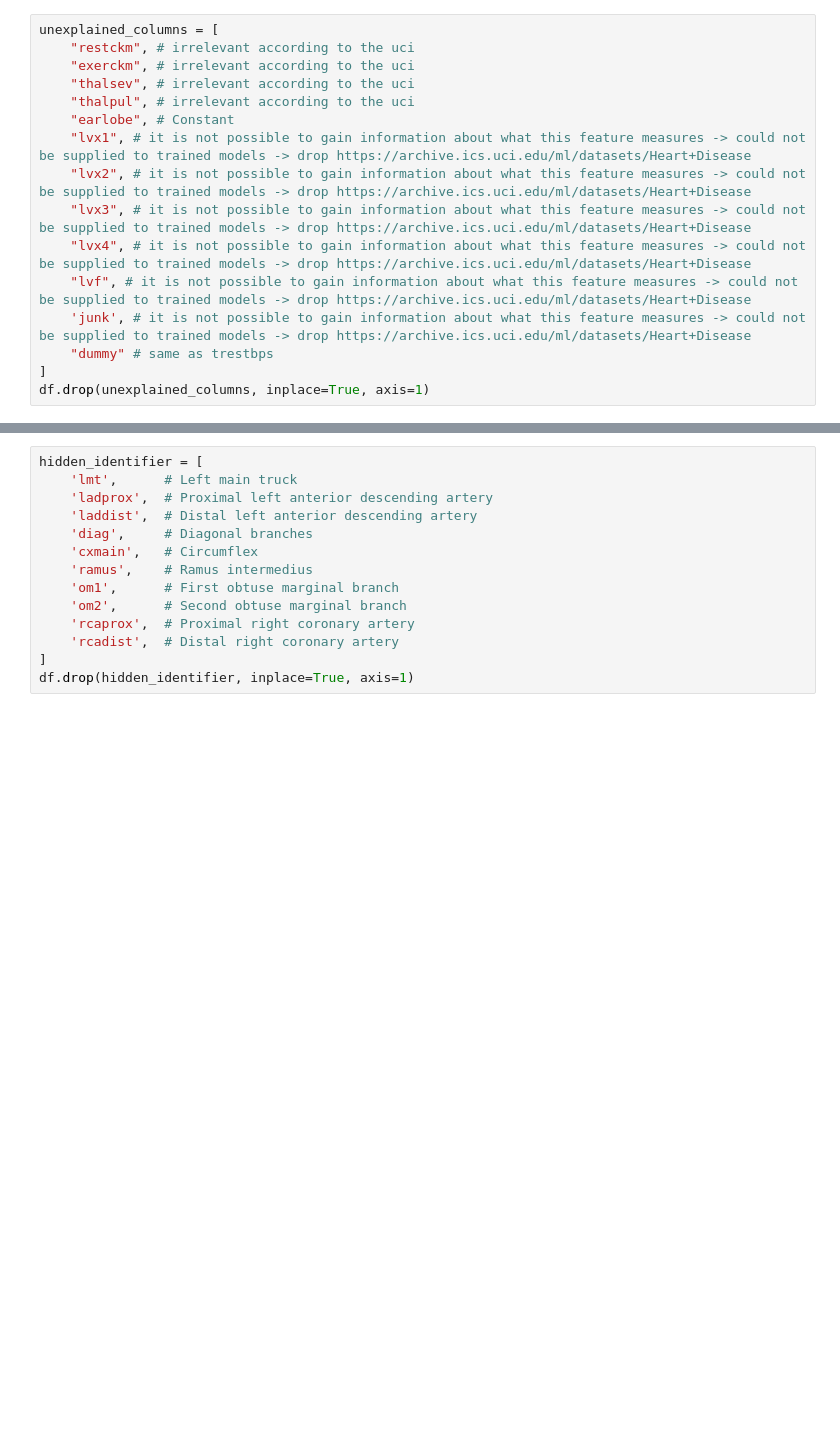
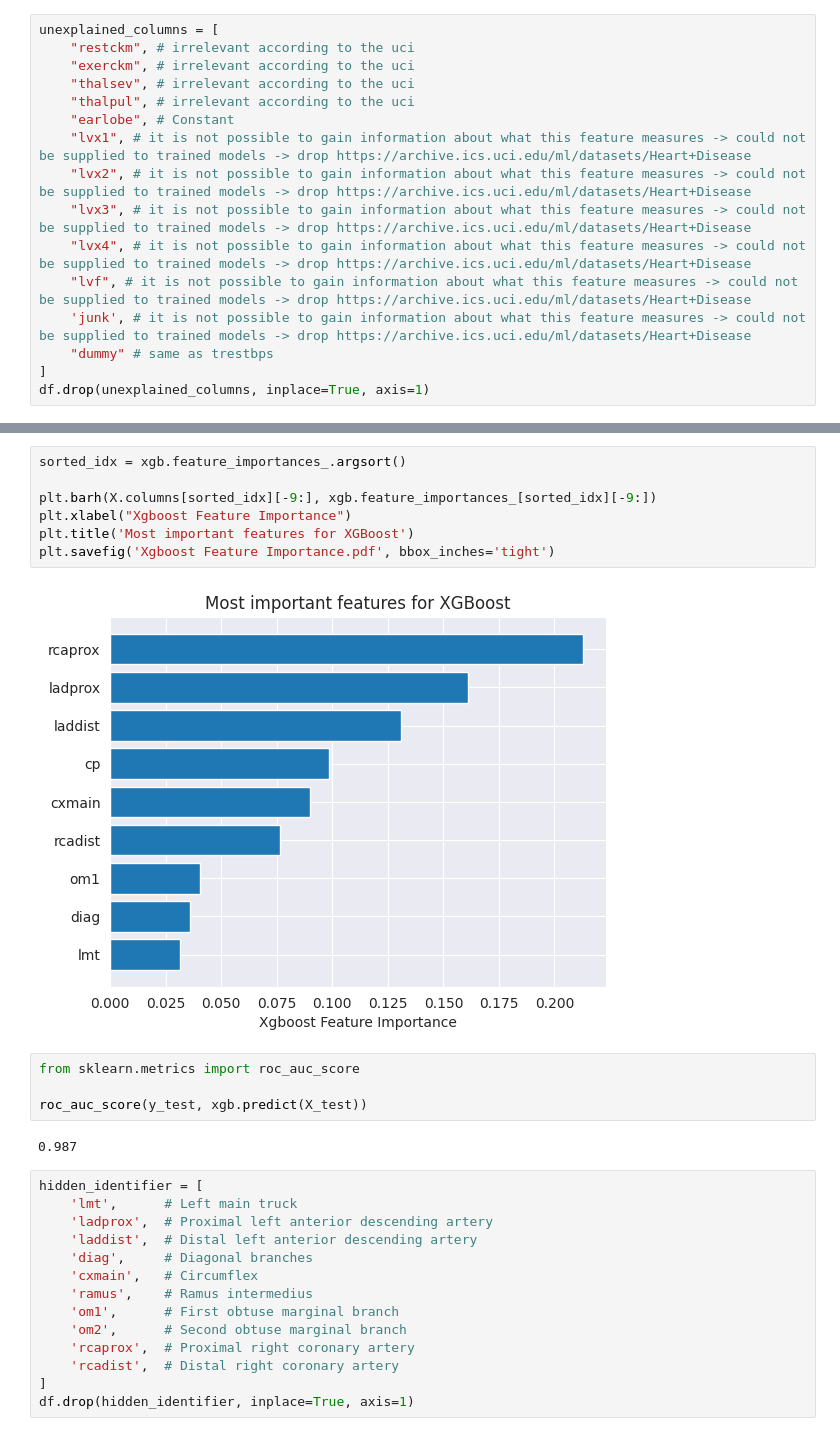
Before and after one commit to FinnHuelsbusch/UniMannheim-DataMining, a Jupyter notebook: Analyse.ipynb, the cells around one changed output, grey strips where cells are left out. Drawn from its saved outputs; the diff is of its cells as text; blank space fills up the shorter version.

```diff
--- a/Analyse.ipynb
+++ b/Analyse.ipynb
@@ -98,3 +166,18 @@ df.drop(unexplained_columns, inplace=True, axis=1)
+# %%
+sorted_idx = xgb.feature_importances_.argsort()
+
+plt.barh(X.columns[sorted_idx][-9:], xgb.feature_importances_[sorted_idx][-9:])
+plt.xlabel("Xgboost Feature Importance")
+plt.title('Most important features for XGBoost')
+plt.savefig('Xgboost Feature Importance.pdf', bbox_inches='tight')
+# %% [output]
+[figure, added]
+# %%
+from sklearn.metrics import roc_auc_score
+
+roc_auc_score(y_test, xgb.predict(X_test))
+# %% [output]
+0.987
 # %%
 hidden_identifier = [
     'lmt',      # Left main truck
```
Also changed, not shown: parts of 16 cells of this notebook.
